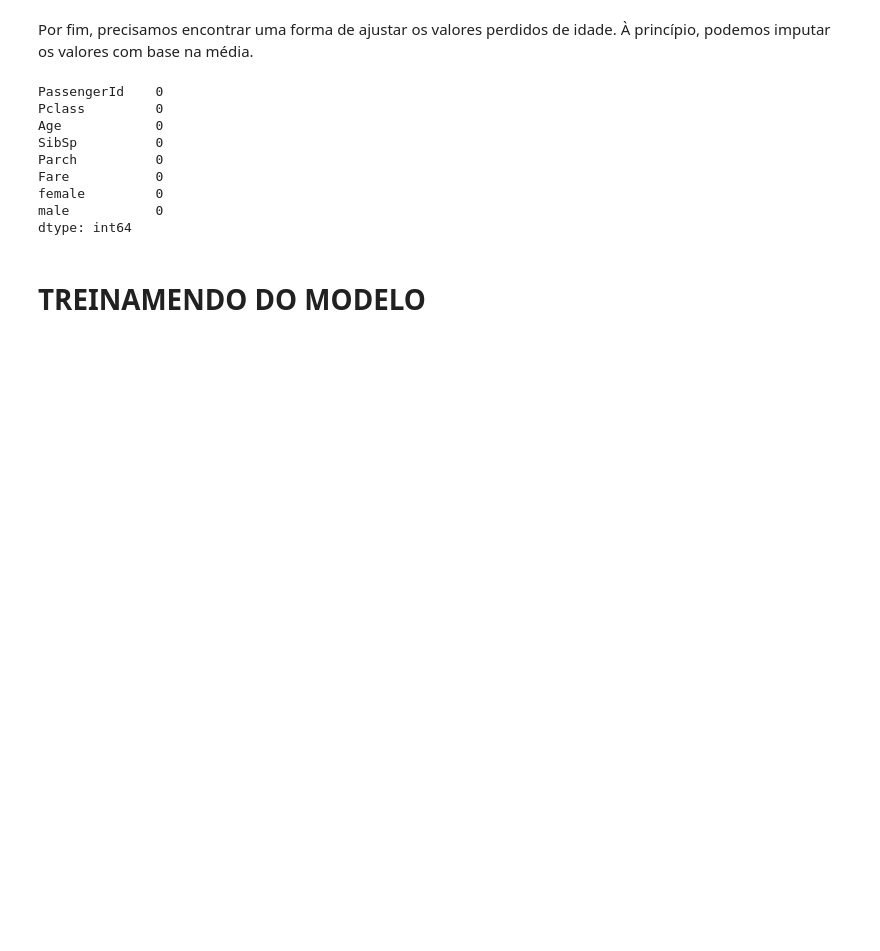
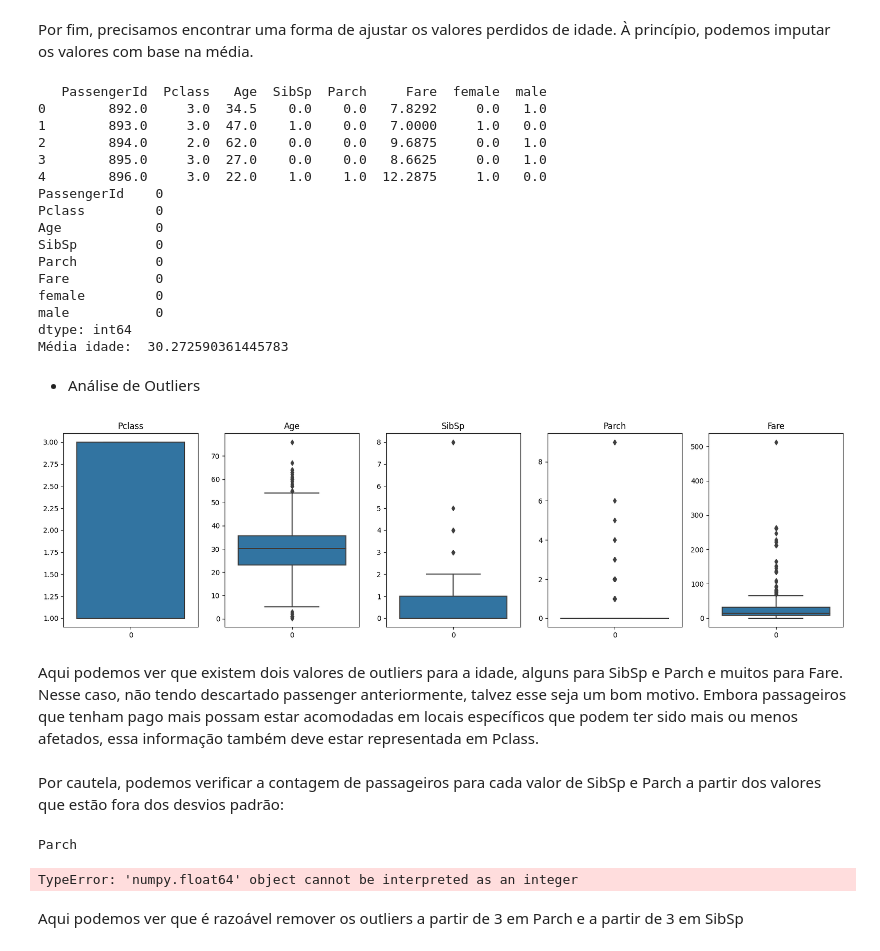
Before and after one commit to RenanFlorencio/Titanic-Model-Training, a Jupyter notebook: training.ipynb, the cells around one changed output. Cells and saved outputs as stored; diff of their text form; code cells hidden in the pictures; blank space fills up the shorter version.

Commit message:
Terminando a limpeza de outliers

```diff
--- a/training.ipynb
+++ b/training.ipynb
@@ -121,14 +122,22 @@ Por fim, precisamos encontrar uma forma de ajustar os valores perdidos de idade.
 from sklearn.impute import SimpleImputer
 # %%
 imputer = SimpleImputer()
-df_imputed = pd.DataFrame(imputer.fit_transform(df))
+df_imputed_age = pd.DataFrame(imputer.fit_transform(df['Age']))
 
 # Devolvendo os nomes das colunas:
 df_imputed.columns = df.columns
-df_imputed.set_axis('PassengerId')
-df_imputed.head()
+df_imputed.set_index('PassengerId')
+print(df_imputed.head())
 print(df_imputed.isna().sum())
+print("Média idade: ", df['Age'].mean())
+df = df_imputed
 # %% [output]
+   PassengerId  Pclass   Age  SibSp  Parch     Fare  female  male
+0        892.0     3.0  34.5    0.0    0.0   7.8292     0.0   1.0
+1        893.0     3.0  47.0    1.0    0.0   7.0000     1.0   0.0
+2        894.0     2.0  62.0    0.0    0.0   9.6875     0.0   1.0
+3        895.0     3.0  27.0    0.0    0.0   8.6625     0.0   1.0
+4        896.0     3.0  22.0    1.0    1.0  12.2875     1.0   0.0
 PassengerId    0
 Pclass         0
 Age            0
@@ -138,5 +147,19 @@ Fare           0
 female         0
 male           0
 dtype: int64
+Média idade:  30.272590361445783
-# %% [markdown]
-# TREINAMENDO DO MODELO
+# %% [markdown]
+- Análise de Outliers
+# %%
+# Criando dataframe para verificar outliers
+out = df.drop(['female', 'male', 'PassengerId'], axis=1)
+
+fig, axs = plt.subplots(ncols=out.columns.size, figsize=(20,5))
+for i in range(out.columns.size):
+    sb.boxplot(data=out.iloc[:, i], ax=axs[i])
+    axs[i].set_title(out.columns[i])
+plt.show()
+# %% [output]
+[figure, added]
+# %% [markdown]
+Aqui podemos ver que existem dois valores de outliers para a idade, alguns para SibSp e Parch e muitos para Fare. Nesse caso, não tendo descartado passenger anteriormente, talvez esse seja um bom motivo. Embora passageiros que tenham pago mais possam estar acomodadas em locais específicos que podem ter sido mais ou menos afetados, essa informação também deve estar representada em Pclass.
@@ -142,0 +168,16 @@ dtype: int64
+# %% [markdown]
+Por cautela, podemos verificar a contagem de passageiros para cada valor de SibSp e Parch a partir dos valores que estão fora dos desvios padrão:
+# %%
+print("Parch")
+for i in range(1, df['Parch'].max()):
+    print(f'{i}:', len(df[df['Parch'] == i]))
+
+print("SibSp")
+for i in range(2, df['SibSp'].max()):
+    print(f'{i}:', len(df[df['SibSp'] == i]))
+df.shape
+# %% [output]
+Parch
+TypeError: 'numpy.float64' object cannot be interpreted as an integer
+# %% [markdown]
+ Aqui podemos ver que é razoável remover os outliers a partir de 3 em Parch e a partir de 3 em SibSp
```
Also changed, not shown: parts of 7 cells of this notebook.
